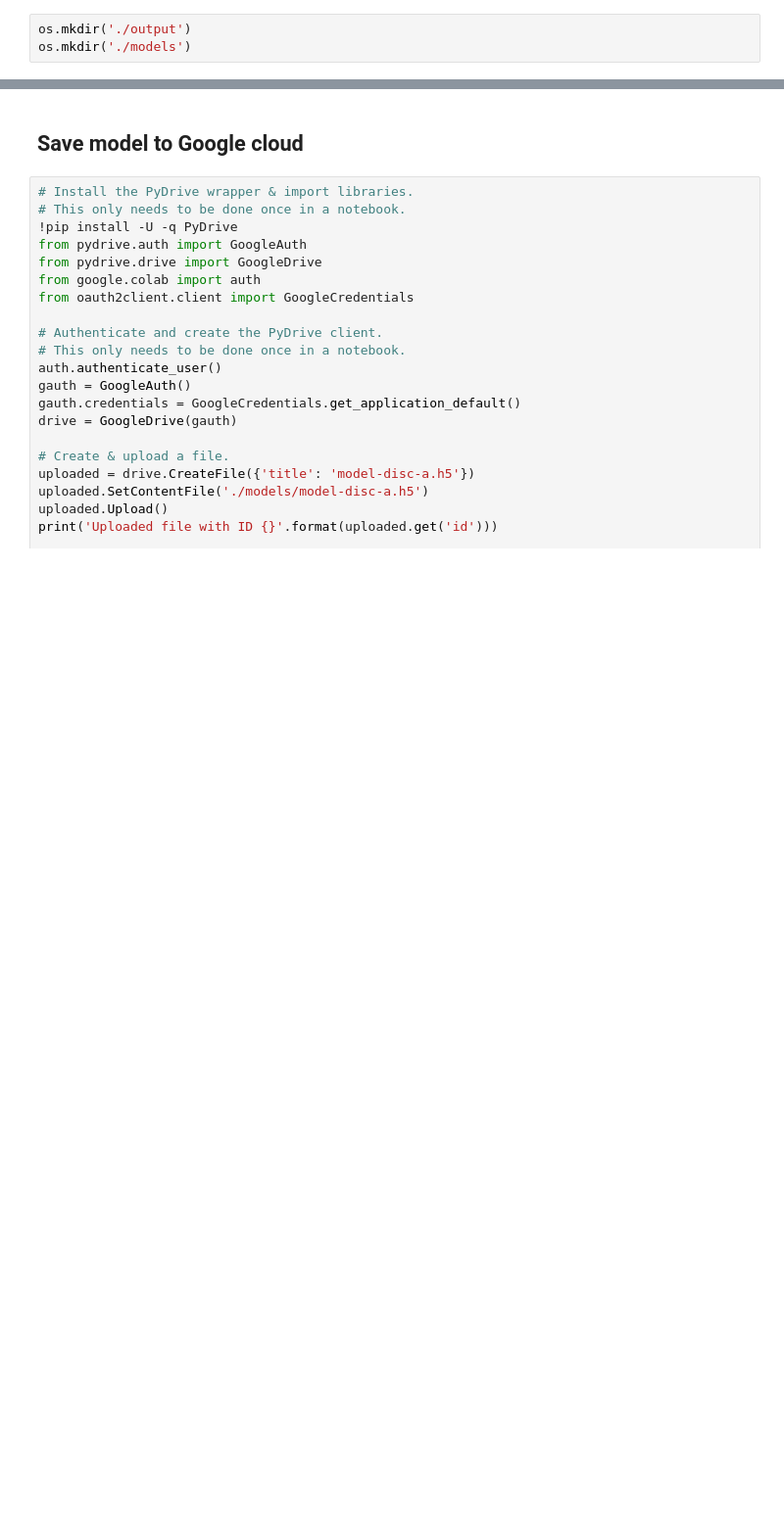
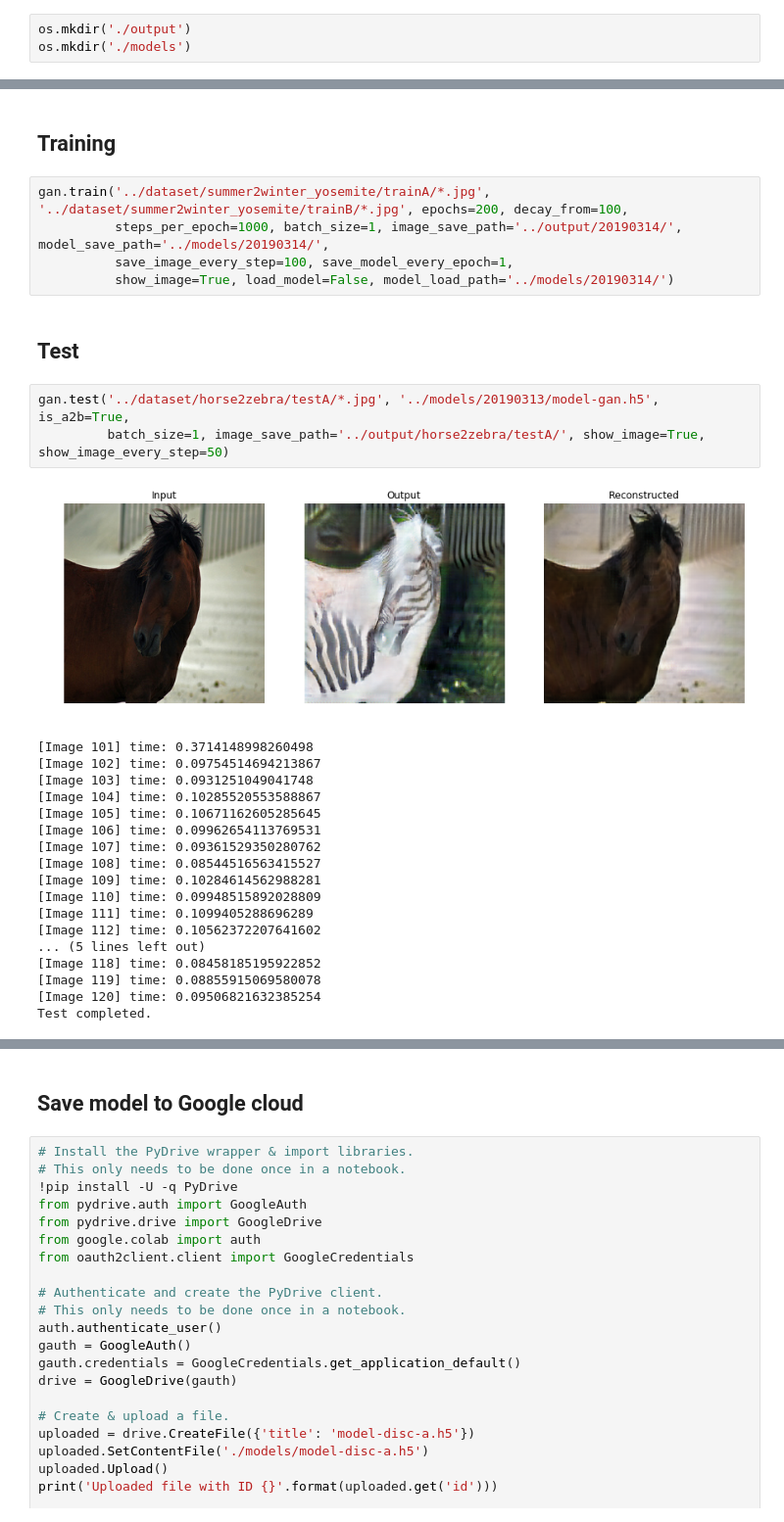
Before and after one commit to neilsun2009/CycleGAN, a Jupyter notebook: src/cycle_gan.ipynb, the cells around one changed output, grey strips where cells are left out. Shown at 98% size. Drawn from its saved outputs; the diff is of its cells as text; blank space fills up the shorter version.

```diff
--- a/src/cycle_gan.ipynb
+++ b/src/cycle_gan.ipynb
@@ -49,0 +26,31 @@ os.mkdir('./models')
+# %% [markdown]
+## Training
+# %%
+gan.train('../dataset/summer2winter_yosemite/trainA/*.jpg', '../dataset/summer2winter_yosemite/trainB/*.jpg', epochs=200, decay_from=100,
+          steps_per_epoch=1000, batch_size=1, image_save_path='../output/20190314/', model_save_path='../models/20190314/',
+          save_image_every_step=100, save_model_every_epoch=1,
+          show_image=True, load_model=False, model_load_path='../models/20190314/')
+# %% [markdown]
+## Test
+# %%
+gan.test('../dataset/horse2zebra/testA/*.jpg', '../models/20190313/model-gan.h5', is_a2b=True,
+         batch_size=1, image_save_path='../output/horse2zebra/testA/', show_image=True, show_image_every_step=50)
+# %% [output]
+[figure, added]
+[Image 101] time: 0.3714148998260498
+[Image 102] time: 0.09754514694213867
+[Image 103] time: 0.0931251049041748
+[Image 104] time: 0.10285520553588867
+[Image 105] time: 0.10671162605285645
+[Image 106] time: 0.09962654113769531
+[Image 107] time: 0.09361529350280762
+[Image 108] time: 0.08544516563415527
+[Image 109] time: 0.10284614562988281
+[Image 110] time: 0.09948515892028809
+[Image 111] time: 0.1099405288696289
+[Image 112] time: 0.10562372207641602
+... (5 lines left out)
+[Image 118] time: 0.08458185195922852
+[Image 119] time: 0.08855915069580078
+[Image 120] time: 0.09506821632385254
+Test completed.
```
Also changed, not shown: parts of 8 cells of this notebook, 5 other files.
